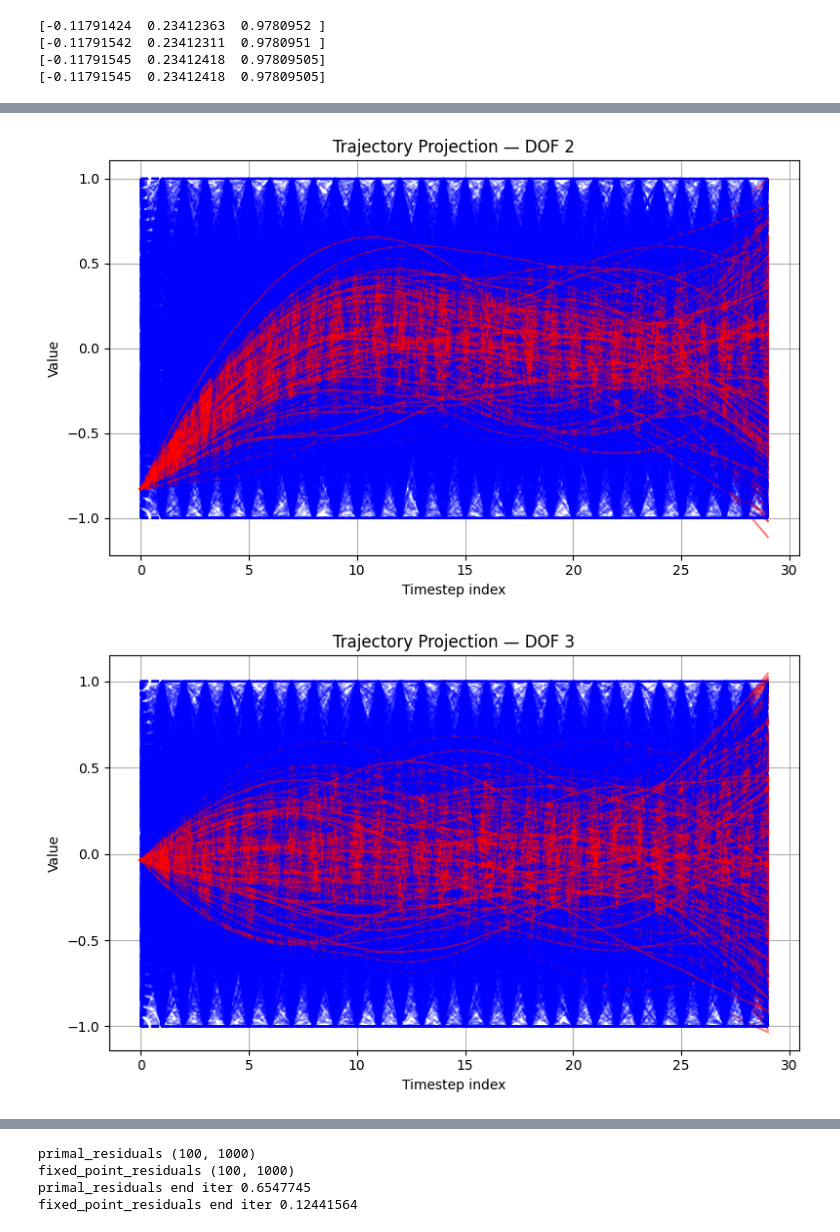
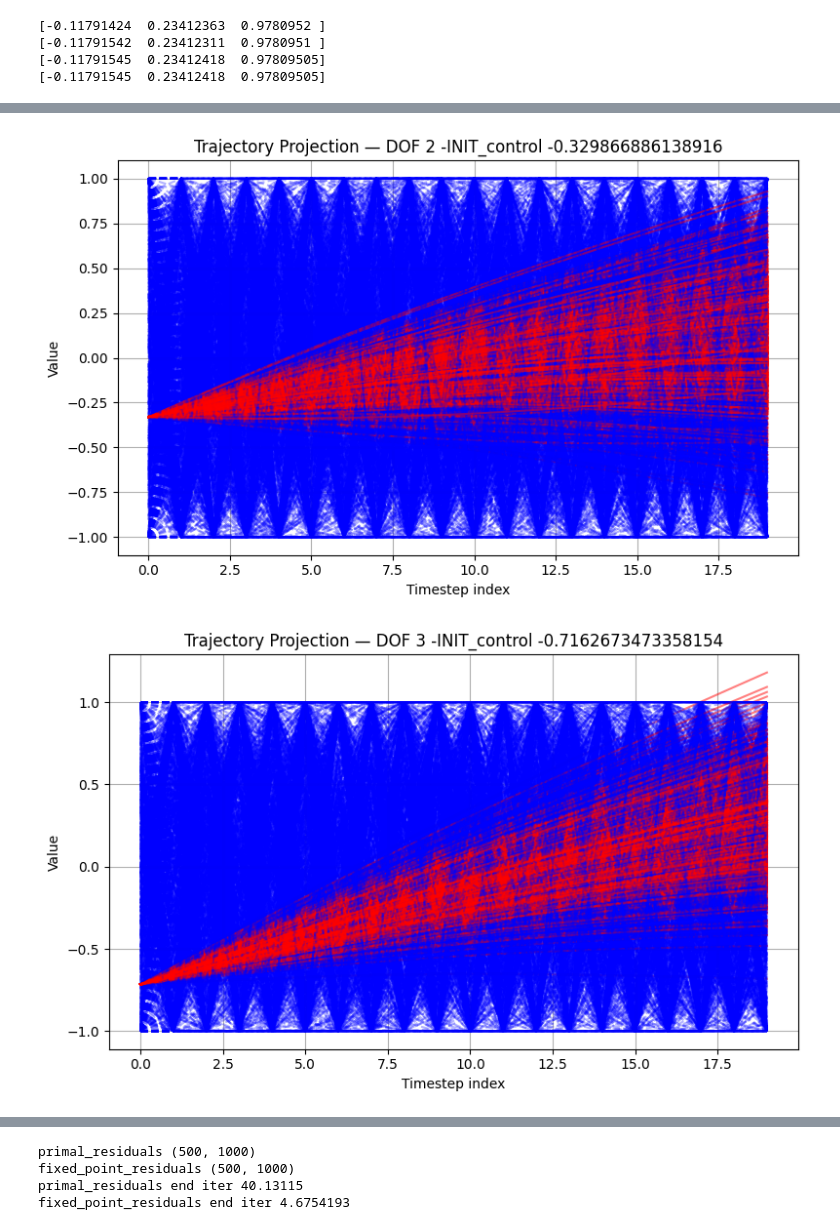
Before and after one commit to AKS-Lab-Univertsity-of-Tartu/math_utils_aks_lab, a Jupyter notebook: qp_test.ipynb, the cells around one changed output, grey strips where cells are left out. Saved outputs shown, nothing was run; the diff lists cells and outputs as text; code cells hidden in the pictures.

```diff
--- a/qp_test.ipynb
+++ b/qp_test.ipynb
@@ -12,9 +12,10 @@ MAX_JOINT_TORQUE = 1.0
 MAX_JOINT_DTORQUE = 1.5
 MAX_JOINT_DDTORQUE = 2.0
 
-NUM_STEPS = 30
-TIMESTEP = 0.1
-MAXITER_PROJECTION = 100
+NUM_STEPS = 20
+TIMESTEP = 0.03
+MAXITER_PROJECTION = 500
+RHO_INEQ = 0.00001
 COV_COEFF_SCALAR = 1.0
 # %%
 max_joint_torque = MAX_JOINT_TORQUE
@@ -137,7 +138,7 @@ class cem_planner():
 		self.nvar_single = jnp.shape(self.P_jax)[1]
 		self.nvar = self.nvar_single*self.num_dof
 
-		self.rho_ineq = 0.0005
+		self.rho_ineq = RHO_INEQ
 		# self.rho_ineq = 0.05
 
 		self.A_projection = jnp.identity(self.nvar)
@@ -279,6 +280,7 @@ xi_samples = jnp.clip(xi_samples, a_min=-1.0, a_max=1.0)
 # init_control = jnp.array([0.0, 0.0, 0.0, 0.0, 0.0, 0.0])
 # Define the desired shape (6 elements)
 control_shape = (NUM_DOF,)
+key, _ = jax.random.split(key)
 key, subkey = jax.random.split(key)
 
 # 2. Generate random values uniformly distributed between 0.0 (low) and 1.0 (high)
@@ -379,7 +381,7 @@ for d in range(num_dof):
     for i in range(batch_size):
         plt.plot(xi_s[i, d], color='blue', linestyle='--', alpha=0.3)
         plt.plot(xi_p[i, d], color='red', alpha=0.5)
-    plt.title(f"Trajectory Projection — DOF {d+1}")
+    plt.title(f"Trajectory Projection — DOF {d+1} -INIT_control {init_control[0,d]}")
     plt.xlabel("Timestep index")
     plt.ylabel("Value")
     plt.grid(True)
@@ -390,2 +392,2 @@ for d in range(num_dof):
-[figure, old version]
+[figure, new version]
-[figure, old version]
+[figure, new version]
@@ -398,10 +400,10 @@ print("fixed_point_residuals", fixed_point_residuals.shape)
 print("primal_residuals end iter", jnp.mean(primal_residuals[-1,:]))
 print("fixed_point_residuals end iter", jnp.mean(fixed_point_residuals[-1,:]))
 # %% [output]
-primal_residuals (100, 1000)
-fixed_point_residuals (100, 1000)
-primal_residuals end iter 0.6547745
-fixed_point_residuals end iter 0.12441564
+primal_residuals (500, 1000)
+fixed_point_residuals (500, 1000)
+primal_residuals end iter 40.13115
+fixed_point_residuals end iter 4.6754193
 # %%
 %matplotlib inline
 plt.plot(primal_residuals)
```
Also changed, not shown: parts of 8 cells of this notebook.
